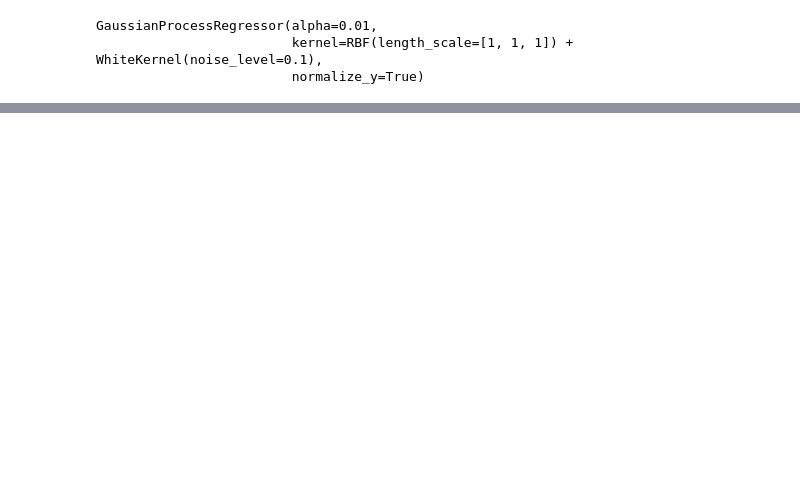
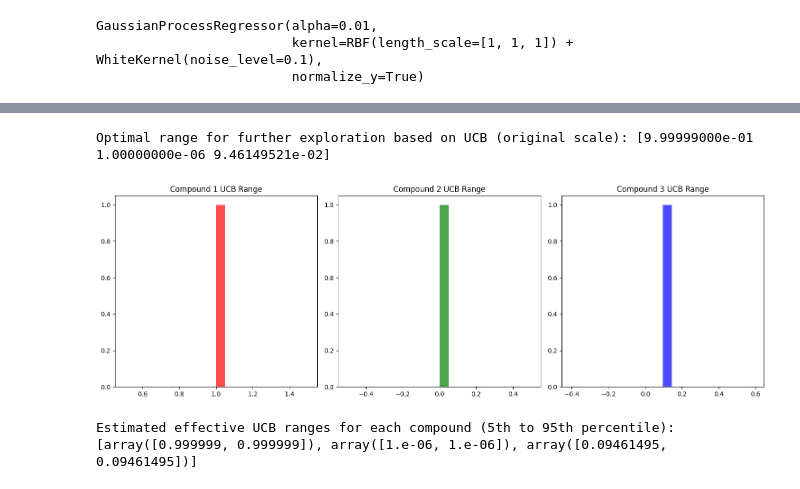
Before and after one commit to sagarSahay/Capstone-1, a Jupyter notebook: function-3.ipynb, the cells around one changed output, grey strips where cells are left out. Saved outputs shown, nothing was run; the diff lists cells and outputs as text; code cells hidden in the pictures; blank space fills up the shorter version.

```diff
--- a/function-3.ipynb
+++ b/function-3.ipynb
@@ -78,0 +81,62 @@ Estimated effective UCB ranges for each compound (5th to 95th percentile): [arra
+# %%
+import numpy as np
+import matplotlib.pyplot as plt
+from sklearn.gaussian_process import GaussianProcessRegressor
+from sklearn.gaussian_process.kernels import RBF, WhiteKernel
+from sklearn.preprocessing import MinMaxScaler
+
+# Load the initial data
+X_train = np.load('initial_data/function_3/initial_inputs.npy')
+Y_train = np.load('initial_data/function_3/initial_outputs.npy')
+
+# Append additional data points
+X_train = np.append(X_train, [[0.999999, 0.5, 0.797978], [0.959595, 0.05, 0.424242], [0.242424, 0.05, 0.000009],
+                              [0.009595, 0.969696, 0.858585], [0.970202, 0.040404, 0.515151], [0.95, 0.000001, 0.626262]], axis=0)
+Y_train = np.append(Y_train, [-0.0671101326201069, -0.092610115292593, -0.1872165089655, -0.0575040158619428, -0.0865435771267751, -0.154219595742106])
+
+# Normalize the input data
+scaler = MinMaxScaler()
+X_train_normalized = scaler.fit_transform(X_train)
+
+# Define the Gaussian Process model
+kernel = RBF(length_scale=[1.0, 1.0, 1.0]) + WhiteKernel(noise_level=0.1)
+gp = GaussianProcessRegressor(kernel=kernel, alpha=0.01, normalize_y=True)
+gp.fit(X_train_normalized, Y_train)
+
+def ucb(X, gp, kappa=1.96):
+    mean, std = gp.predict(X, return_std=True)
+    return mean + kappa * std
+
+# Define the range to test for each compound with increased resolution
+test_range = np.linspace(0, 1, 200)
+xx, yy, zz = np.meshgrid(test_range, test_range, test_range)
+all_combinations = np.vstack([xx.ravel(), yy.ravel(), zz.ravel()]).T
+
+# Calculate UCB for all combinations
+UCB_values = ucb(all_combinations, gp)
+
+# Find the index where UCB is maximized
+max_ucb_idx = np.argmax(UCB_values)  # Index with maximum UCB
+optimal_range_ucb = all_combinations[max_ucb_idx]
+
+# Transform the optimal range back to the original scale
+optimal_range_ucb_original = scaler.inverse_transform([optimal_range_ucb])
+print("Optimal range for further exploration based on UCB (original scale):", optimal_range_ucb_original[0])
+
+# Plot histograms to determine the common UCB ranges for each compound
+fig, axes = plt.subplots(1, 3, figsize=(15, 5))
+colors = ['red', 'green', 'blue']
+for i in range(3):
+    axes[i].hist(all_combinations[max_ucb_idx][i], bins=20, color=colors[i], alpha=0.7)
+    axes[i].set_title(f'Compound {i+1} UCB Range')
+
+plt.tight_layout()
+plt.show()
+
+# Calculate range estimates for submission based on UCB
+compound_ucb_range_estimates = [np.percentile(optimal_range_ucb_original[:, i], [5, 95]) for i in range(3)]
+print("Estimated effective UCB ranges for each compound (5th to 95th percentile):", compound_ucb_range_estimates)
+# %% [output]
+Optimal range for further exploration based on UCB (original scale): [9.99999000e-01 1.00000000e-06 9.46149521e-02]
+[figure, added]
+Estimated effective UCB ranges for each compound (5th to 95th percentile): [array([0.999999, 0.999999]), array([1.e-06, 1.e-06]), array([0.09461495, 0.09461495])]
```
Also changed, not shown: parts of 4 cells of this notebook, 7 other files.
